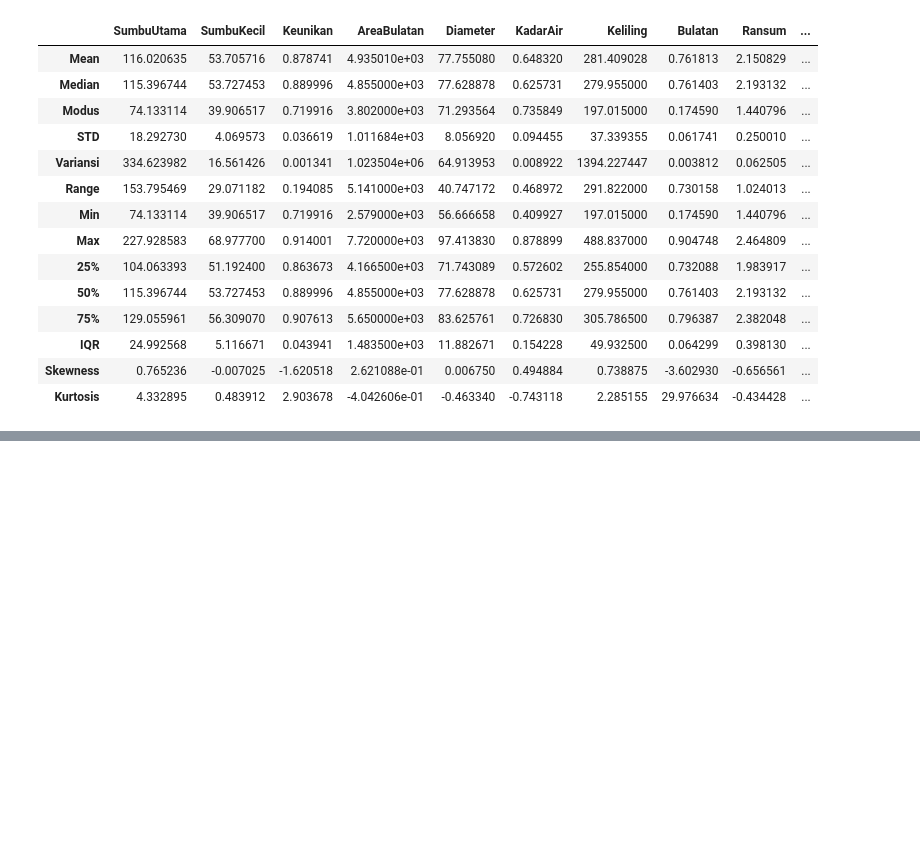
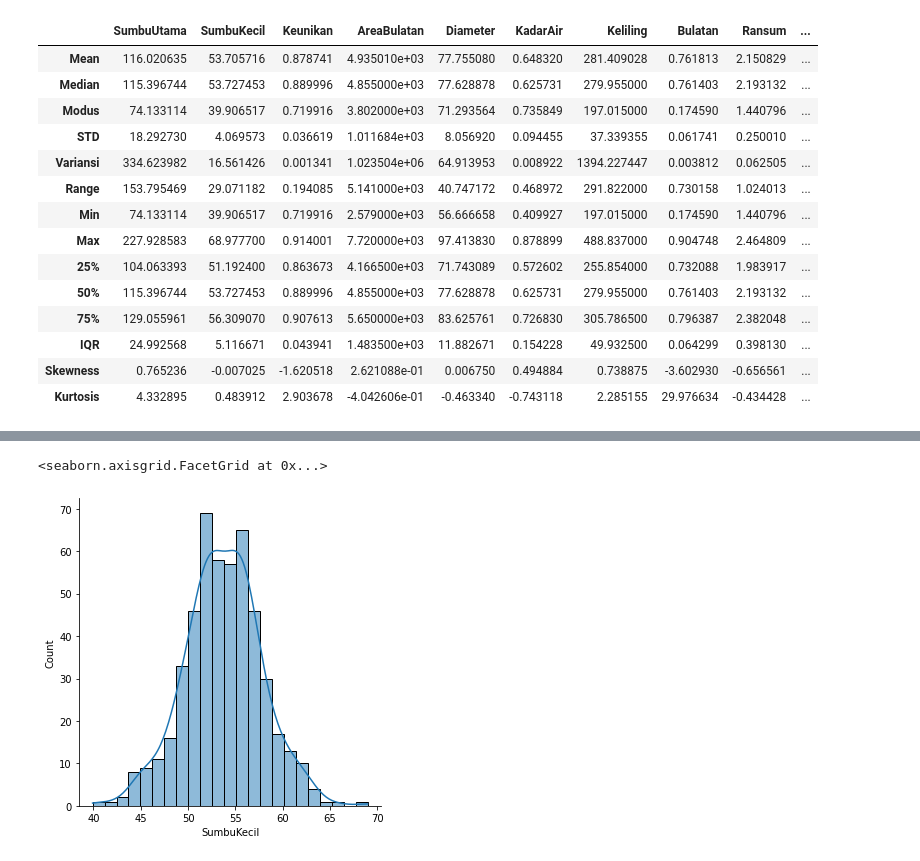
Before and after one commit to alifbhadrika/data-statistical-analysis, a Jupyter notebook: statistic.ipynb, the cells around one changed output, grey strips where cells are left out. Drawn from its saved outputs; the diff is of its cells as text; code cells hidden in the pictures; blank space fills up the shorter version.

```diff
--- a/statistic.ipynb
+++ b/statistic.ipynb
@@ -43,0 +57,5 @@ descstats
+# %%
+sns.displot(data['SumbuKecil'], kde=True)
+# %% [output]
+<seaborn.axisgrid.FacetGrid at 0x...>
+[figure, added]
```
Also changed, not shown: parts of 10 cells of this notebook.
